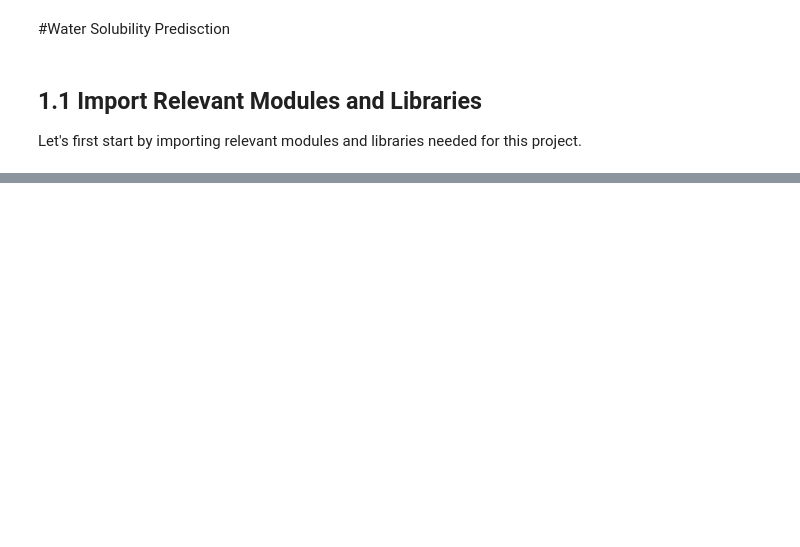
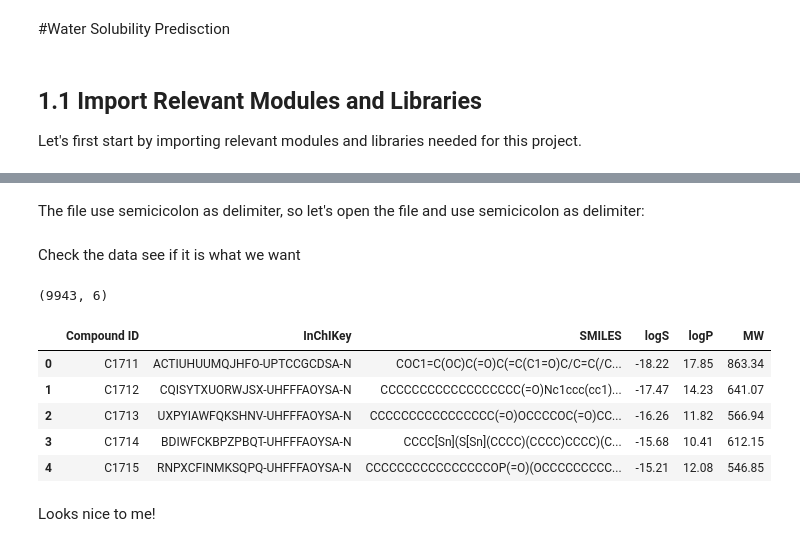
Before and after one commit to LucasCossard/WSPP_Projectppchem, a Jupyter notebook: Notebook_WSP.ipynb, the cells around one changed output, grey strips where cells are left out. Cells and saved outputs as stored; diff of their text form; code cells hidden in the pictures; blank space fills up the shorter version.

```diff
--- a/Notebook_WSP.ipynb
+++ b/Notebook_WSP.ipynb
@@ -51,0 +115,2 @@ from tqdm import tqdm
+# %% [markdown]
+The file use semicicolon as delimiter, so let's open the file and use semicicolon as delimiter:
@@ -51,0 +120,17 @@ from tqdm import tqdm
+# %% [markdown]
+Check the data see if it is what we want
+# %%
+data_solubility.shape
+# %% [output]
+(9943, 6)
+# %%
+data_solubility.head()
+# %% [output]
+|  | Compound ID | InChIKey | SMILES | logS | logP | MW |
+| 0 | C1711 | ACTIUHUUMQJHFO-UPTCCGCDSA-N | COC1=C(OC)C(=O)C(=C(C1=O)C/C=C(/C... | -18.22 | 17.85 | 863.34 |
+| 1 | C1712 | CQISYTXUORWJSX-UHFFFAOYSA-N | CCCCCCCCCCCCCCCCCC(=O)Nc1ccc(cc1)... | -17.47 | 14.23 | 641.07 |
+| 2 | C1713 | UXPYIAWFQKSHNV-UHFFFAOYSA-N | CCCCCCCCCCCCCCCC(=O)OCCCCOC(=O)CC... | -16.26 | 11.82 | 566.94 |
+| 3 | C1714 | BDIWFCKBPZPBQT-UHFFFAOYSA-N | CCCC[Sn](S[Sn](CCCC)(CCCC)CCCC)(C... | -15.68 | 10.41 | 612.15 |
+| 4 | C1715 | RNPXCFINMKSQPQ-UHFFFAOYSA-N | CCCCCCCCCCCCCCCCOP(=O)(OCCCCCCCCC... | -15.21 | 12.08 | 546.85 |
+# %% [markdown]
+Looks nice to me!
```
Also changed, not shown: parts of 23 cells of this notebook.
